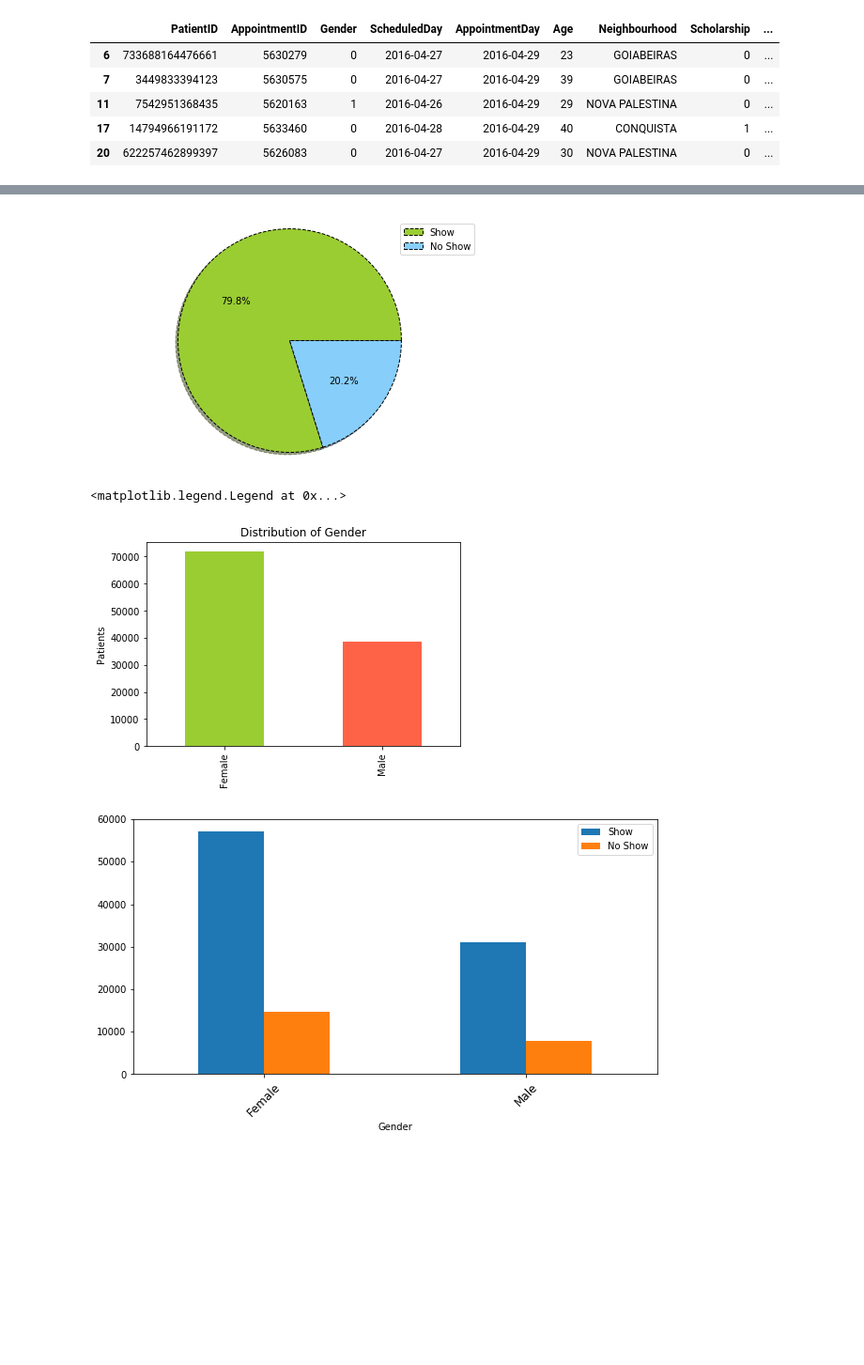
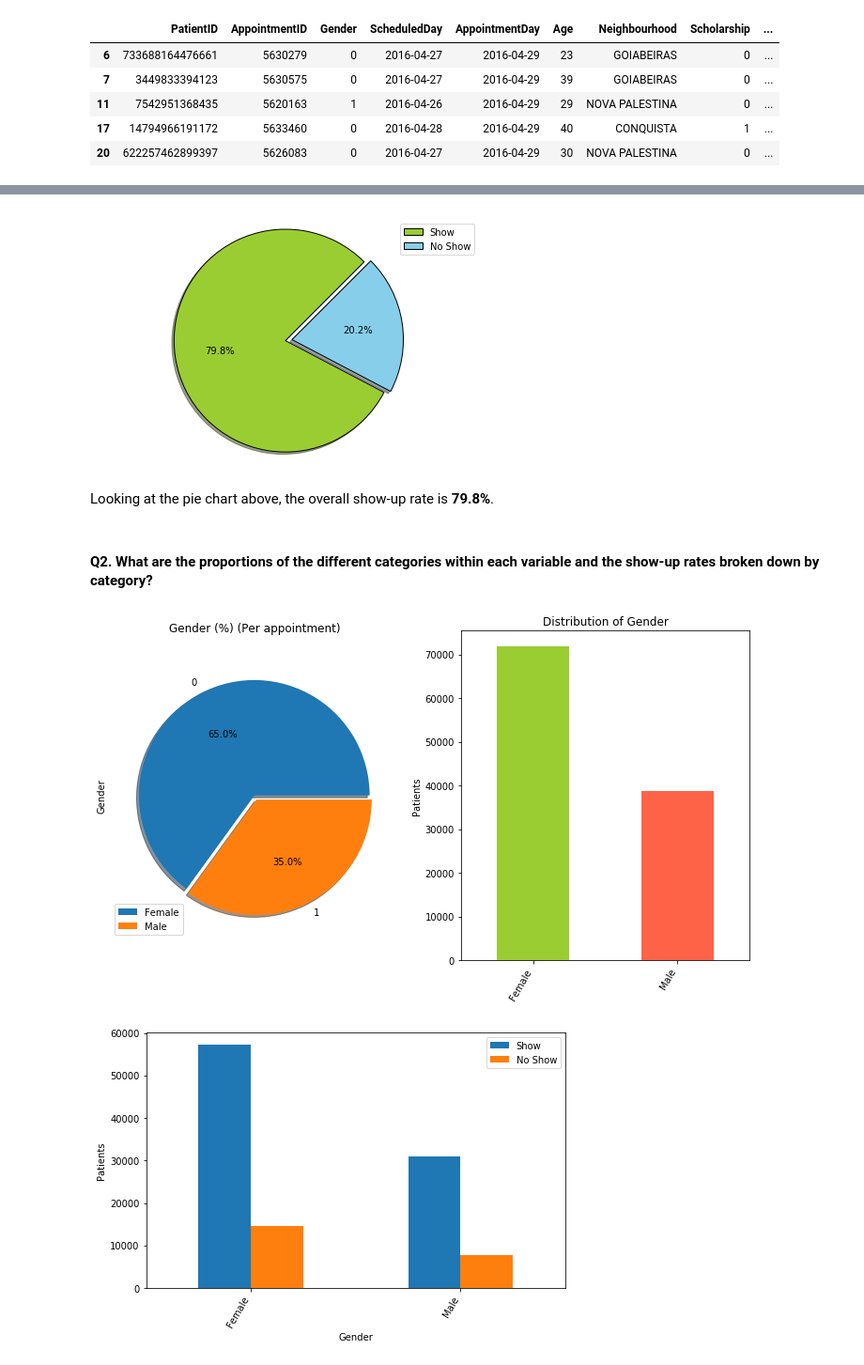
Before and after one commit to Lashuk1729/Medical-Appointment-No-Shows, a Jupyter notebook: Investigate_a_Dataset.ipynb, the cells around one changed output, grey strips where cells are left out. Shown at 94% size. Drawn from its saved outputs; the diff is of its cells as text; code cells hidden in the pictures; blank space fills up the shorter version.

Commit message:
Added Pie Chart for every Attribute to lnow the percentage

```diff
--- a/Investigate_a_Dataset.ipynb
+++ b/Investigate_a_Dataset.ipynb
@@ -373,26 +390,44 @@ Name: No_show, dtype: int64
 [figure]
 # %%
-# Percentage of People who did not show up
-plt.pie(df['No_show'].value_counts()/100,colors = ['yellowgreen', 'lightskyblue'], shadow=True, autopct='%1.1f%%',
-        wedgeprops={"edgecolor":"0",'linewidth': 1,'linestyle': 'dashed','antialiased': True})
+# Percentage of People who show up
+plt.pie(df['No_show'].value_counts()/100,colors = ['yellowgreen', 'skyblue'],
+        shadow=True, explode=(0, 0.06), autopct='%1.1f%%', startangle = 45,
+        wedgeprops={"edgecolor":"0",'linewidth': 1,'antialiased': True})
 plt.axis('equal')
 plt.tight_layout()
 plt.legend(['Show', 'No Show'],  loc="best")
 plt.show()
 # %% [output]
-[figure, old version]
+[figure, new version]
+# %% [markdown]
+Looking at the pie chart above, the overall show-up rate is __79.8%__.
+# %% [markdown]
+#### Q2. What are the proportions of the different categories within each variable and the show-up rates broken down by category?
 # %%
-# Plotting gender distribution
-df_bar = df['Gender'].value_counts().plot.bar(color=['yellowgreen','tomato'])
-df_bar.set_xticklabels(["Female", "Male"])
-df_bar.set_ylabel("Patients")
-df_bar.set_title('Distribution of Gender')
+## Plotting gender distribution
+fig = plt.subplots(figsize=(10,6))
+
+plt.subplot(1,2,1)
+df_pie = (df['Gender'].value_counts()/100)
+ax1 = df_pie.plot.pie(shadow=True, explode=(0, 0.04), autopct='%1.1f%%')
+ax1.set_title('Gender (%) (Per appointment)\n');
+ax1.legend(labels=['Female','Male'],  loc="best")
+
+plt.subplot(1,2,2)
+df_bar = df['Gender'].value_counts()
+ax2 = df_bar.plot.bar(color=['yellowgreen','tomato'])
+ax2.set_xticklabels(["Female", "Male"], rotation=60, ha="right")
+ax2.set_ylabel("Patients")
+ax2.set_title('Distribution of Gender')
+plt.tight_layout()
 
 df_count = pd.crosstab(df['Gender'], df['No_show'])
-ax = df_count.plot.bar(figsize=(10,5));
-ax.set_xticklabels(['Female','Male'], rotation = 45, fontsize = 12)
-ax.legend(labels=['Show', 'No Show'])
+ax3 = df_count.plot.bar(figsize=(8,5))
+ax3.set_xticklabels(['Female','Male'], rotation=60, ha="right")
+ax3.set_ylabel("Patients")
+ax3.legend(labels=['Show', 'No Show'])
+
+plt.show()
 # %% [output]
-<matplotlib.legend.Legend at 0x...>
-[figure, old version]
+[figure, new version]
-[figure, old version]
+[figure, new version]
```
Also changed, not shown: parts of 13 cells of this notebook.
